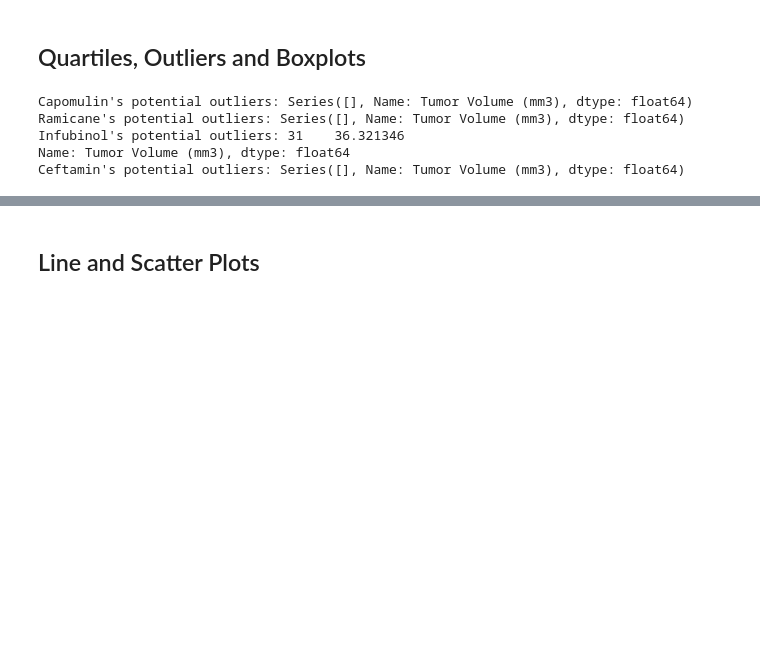
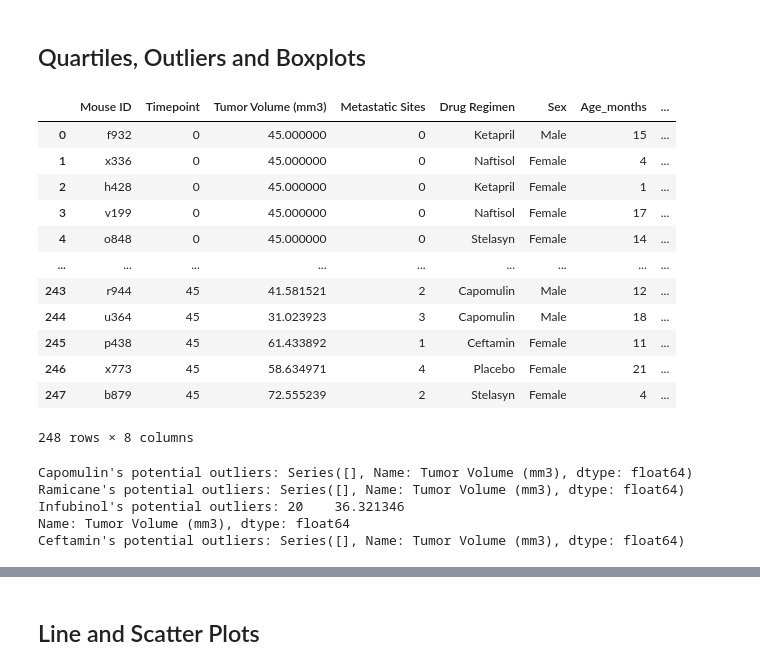
Before and after one commit to HGShelton/matplotlib_challenge, a Jupyter notebook: Pymaceuticals/pymaceuticals_starter.ipynb, the cells around one changed output, grey strips where cells are left out. Saved outputs shown, nothing was run; the diff lists cells and outputs as text; code cells hidden in the pictures; blank space fills up the shorter version.

```diff
--- a/Pymaceuticals/pymaceuticals_starter.ipynb
+++ b/Pymaceuticals/pymaceuticals_starter.ipynb
@@ -185,31 +185,63 @@ plt.axis('equal');
 # %%
 # Calculate the final tumor volume of each mouse across four of the treatment regimens:
 # Capomulin, Ramicane, Infubinol, and Ceftamin
 
 # Start by getting the last (greatest) timepoint for each mouse
-
+max_timepoint = clean_results.groupby('Mouse ID')['Timepoint'].max()
+max_timepoint
 
 # Merge this group df with the original DataFrame to get the tumor volume at the last timepoint
+merge_results = pd.merge(clean_results, max_timepoint, on=['Mouse ID', 'Timepoint'])
+merge_results
+# %% [output]
+|  | Mouse ID | Timepoint | Tumor Volume (mm3) | Metastatic Sites | Drug Regimen | Sex | Age_months | ... |
+| 0 | f932 | 0 | 45.000000 | 0 | Ketapril | Male | 15 | ... |
+| 1 | x336 | 0 | 45.000000 | 0 | Naftisol | Female | 4 | ... |
+| 2 | h428 | 0 | 45.000000 | 0 | Ketapril | Female | 1 | ... |
+| 3 | v199 | 0 | 45.000000 | 0 | Naftisol | Female | 17 | ... |
+| 4 | o848 | 0 | 45.000000 | 0 | Stelasyn | Female | 14 | ... |
+| ... | ... | ... | ... | ... | ... | ... | ... | ... |
+| 243 | r944 | 45 | 41.581521 | 2 | Capomulin | Male | 12 | ... |
+| 244 | u364 | 45 | 31.023923 | 3 | Capomulin | Male | 18 | ... |
+| 245 | p438 | 45 | 61.433892 | 1 | Ceftamin | Female | 11 | ... |
+| 246 | x773 | 45 | 58.634971 | 4 | Placebo | Female | 21 | ... |
+| 247 | b879 | 45 | 72.555239 | 2 | Stelasyn | Female | 4 | ... |
+248 rows × 8 columns
 # %%
 # Put treatments into a list for for loop (and later for plot labels)
-
+treatments = ['Capomulin', 'Ramicane', 'Infubinol', 'Ceftamin']
 
 # Create empty list to fill with tumor vol data (for plotting)
-
+tumor_vol_data = []
 
 # Calculate the IQR and quantitatively determine if there are any potential outliers.
+    # use Xpert Learning Assistant to help identify coded needed to write'treatment data', potential outliers, and
+    # to locate rows that contain mice for each drug
+    # add subset
 
+    # Determine outliers using upper and lower bounds
+
+for treatment in treatments:
+    treatment_data = merge_results[merge_results['Drug Regimen'] == treatment]['Tumor Volume (mm3)']
+    quartiles = treatment_data.quantile([.25,.5,.75])
+    Q1 = quartiles[0.25]
+    Q3 = quartiles[0.75]
+    IQR = Q3 - Q1
+    lower_bound = Q1 - 1.5 * IQR
+    upper_bound = Q3 + 1.5 * IQR
+
+    potential_outliers = treatment_data[(treatment_data < lower_bound) | (treatment_data > upper_bound)]
+    print(f"{treatment}'s potential outliers: {potential_outliers}")
 
     # Locate the rows which contain mice on each drug and get the tumor volumes
+    treatment_data2 = merge_results[merge_results['Drug Regimen'] == treatment]
+    tumor_volumes = treatment_data2['Tumor Volume (mm3)'].tolist()
 
-
-    # add subset
-
-
-    # Determine outliers using upper and lower bounds
+    # print(f"Drug: {treatment}")
+    # print(tumor_volumes, sep=', ')
 # %% [output]
 Capomulin's potential outliers: Series([], Name: Tumor Volume (mm3), dtype: float64)
 Ramicane's potential outliers: Series([], Name: Tumor Volume (mm3), dtype: float64)
-Infubinol's potential outliers: 31    36.321346
+Infubinol's potential outliers: 20    36.321346
 Name: Tumor Volume (mm3), dtype: float64
 Ceftamin's potential outliers: Series([], Name: Tumor Volume (mm3), dtype: float64)
```
Also changed, not shown: parts of 3 cells of this notebook, 1 other file.
